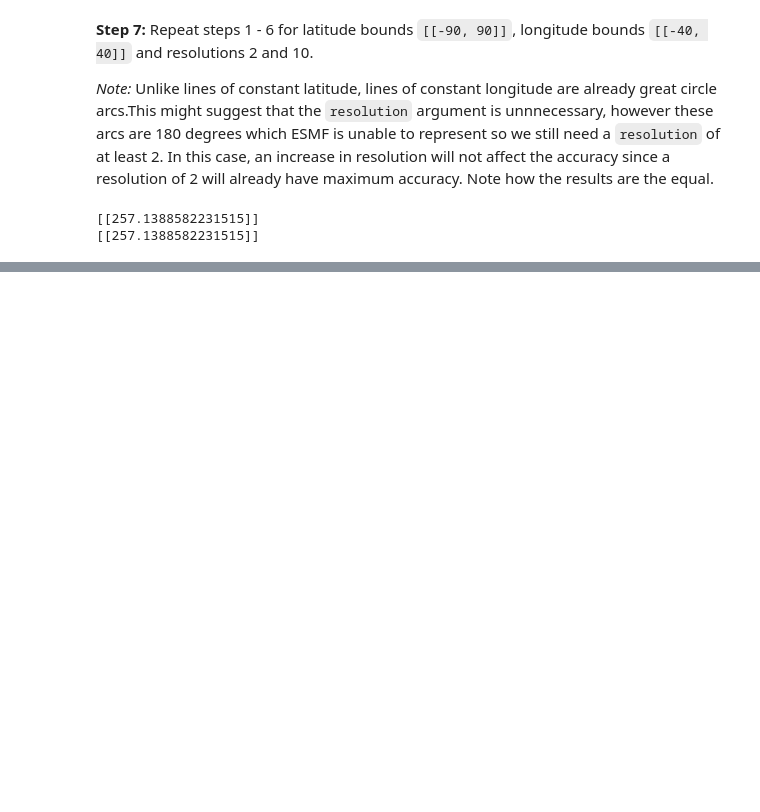
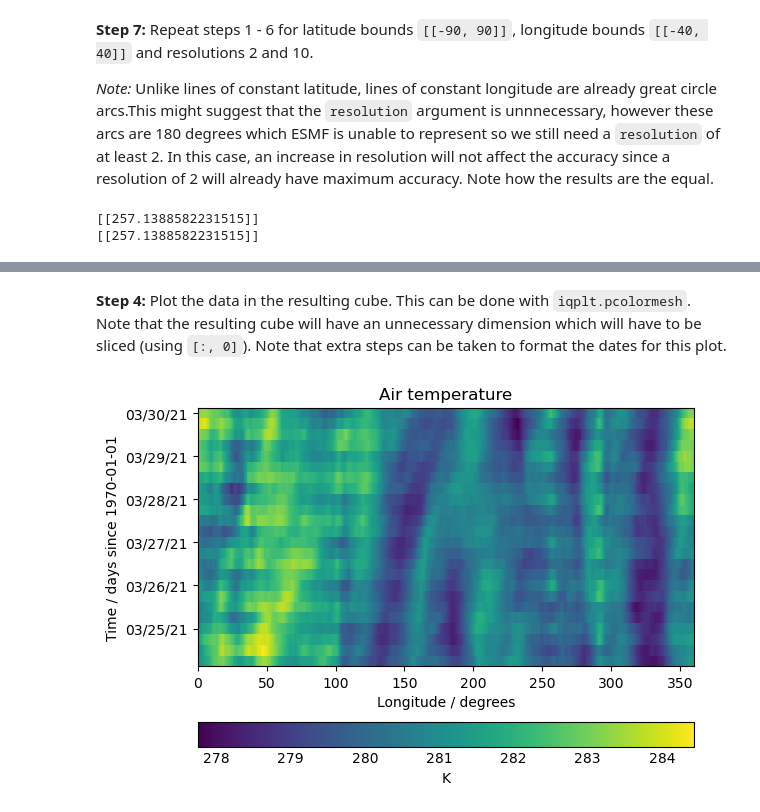
Before and after one commit to scitools-classroom/iris-mesh-tutorial, a Jupyter notebook: notebooks/Sec_05_Regridding.ipynb, the cells around one changed output, grey strips where cells are left out. Saved outputs shown, nothing was run; the diff lists cells and outputs as text; code cells hidden in the pictures; blank space fills up the shorter version.

```diff
--- a/notebooks/Sec_05_Regridding.ipynb
+++ b/notebooks/Sec_05_Regridding.ipynb
@@ -337,0 +362,5 @@ print(lon_band_mean_10.data)
+# %%
+target_cube_lons = grid_cube[:1]
+target_cube_lons.remove_coord("latitude")
+target_cube_lons.add_dim_coord(lat_full, 0)
+target_cube_lons
@@ -337,0 +393,4 @@ print(lon_band_mean_10.data)
+# %%
+um_lon_band_mean_calculator = MeshToGridESMFRegridder(temp_slice, target_cube_lons, resolution=2)
+um_lon_bound_means = um_lon_band_mean_calculator(temp_slice)
+um_lon_bound_means
@@ -337,0 +418,10 @@ print(lon_band_mean_10.data)
+# %% [markdown]
+**Step 4:** Plot the data in the resulting cube. This can be done with `iqplt.pcolormesh`. Note that the resulting cube will have an unnecessary dimension which will have to be sliced (using `[:, 0]`). Note that extra steps can be taken to format the dates for this plot.
+# %%
+import matplotlib.dates as mdates
+
+iqplt.pcolormesh(um_lon_bound_means[:, 0, :])
+plt.gca().yaxis.set_major_formatter(mdates.DateFormatter("%D"))
+plt.show()
+# %% [output]
+[figure, added]
```
Also changed, not shown: parts of 16 cells of this notebook, 1 other file.
